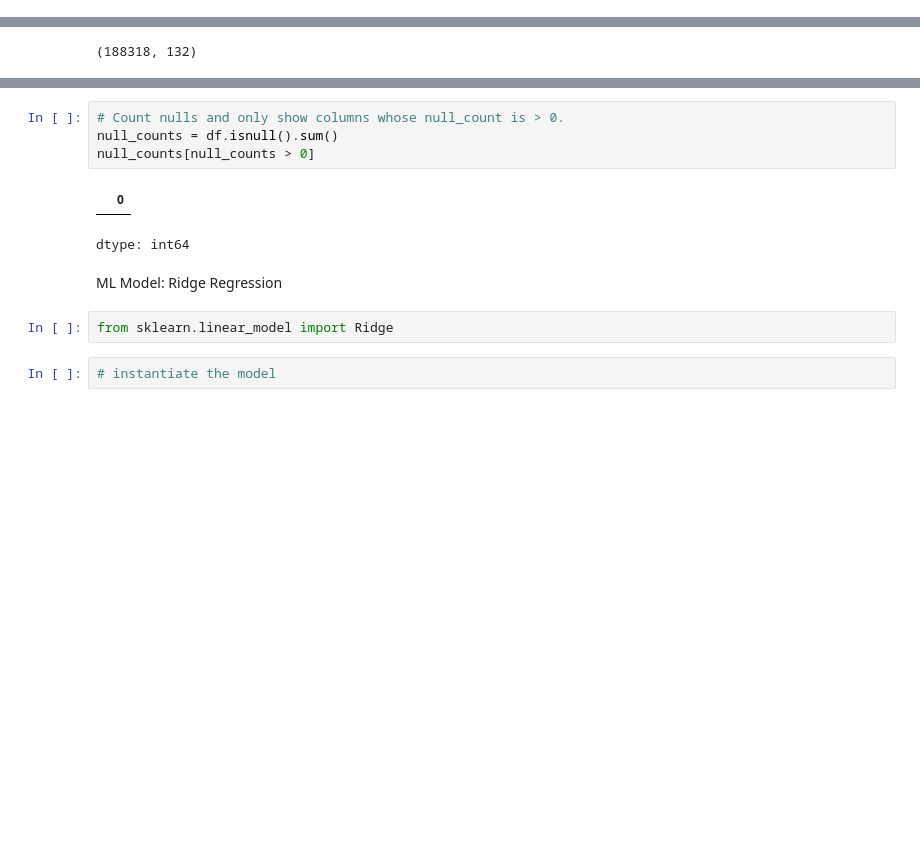
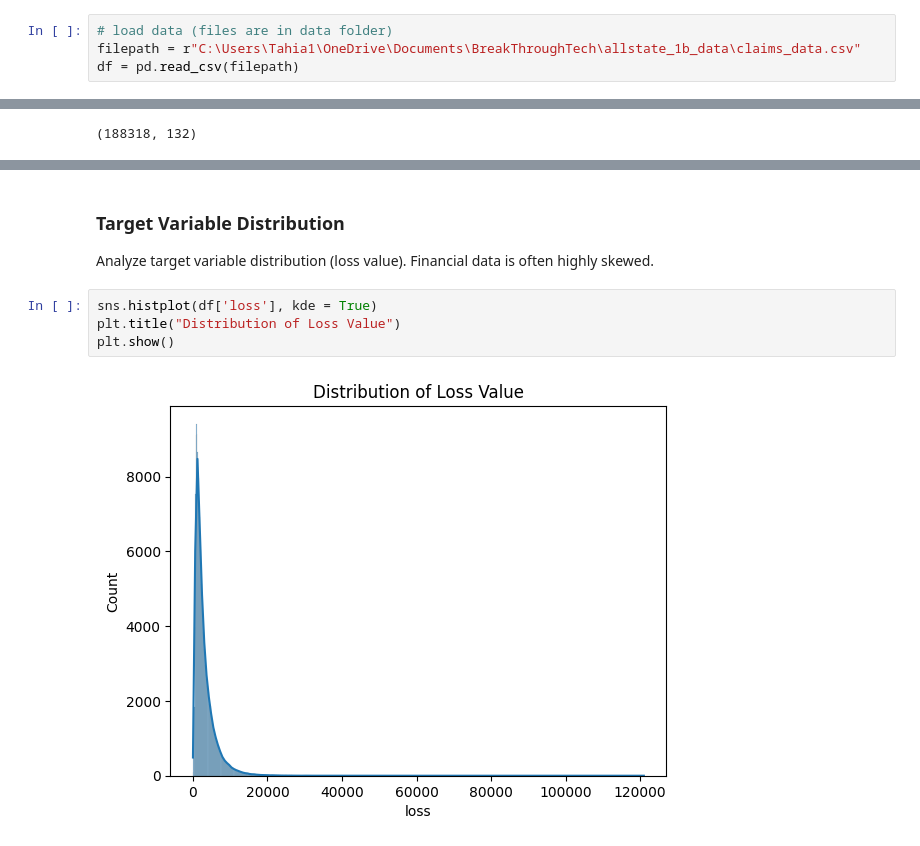
Before and after one commit to NotCheery/allstate_1b, a Jupyter notebook: tahia_ridge_regression/allstate_ridge_regression.ipynb, the cells around one changed output, grey strips where cells are left out. Drawn from its saved outputs; the diff is of its cells as text; blank space fills up the shorter version.

Commit message:
basic eda, transformed target variable using logarithm, performed eda for cat88-cat105

```diff
--- a/tahia_ridge_regression/allstate_ridge_regression.ipynb
+++ b/tahia_ridge_regression/allstate_ridge_regression.ipynb
@@ -23,0 +13,4 @@ df = pd.read_csv(filepath)
+# %%
+# load data (files are in data folder)
+filepath = r"C:\Users\Tahia1\OneDrive\Documents\BreakThroughTech\allstate_1b_data\claims_data.csv"
+df = pd.read_csv(filepath)
@@ -41,13 +33,9 @@ The categories and content are unknown, however the Challenge Advisor said we di
-# %%
-# Count nulls and only show columns whose null_count is > 0.
-null_counts = df.isnull().sum()
-null_counts[null_counts > 0]
-# %% [output]
-|  | 0 |
-dtype: int64
-# %% [markdown]
-ML Model: Ridge Regression
-# %%
-from sklearn.linear_model import Ridge
-# %%
-# instantiate the model
+# %% [markdown]
+### Target Variable Distribution
+Analyze target variable distribution (loss value). Financial data is often highly skewed.
+# %%
+sns.histplot(df['loss'], kde = True)
+plt.title("Distribution of Loss Value")
+plt.show()
+# %% [output]
+[figure, added]
```
Also changed, not shown: parts of 19 cells of this notebook.
